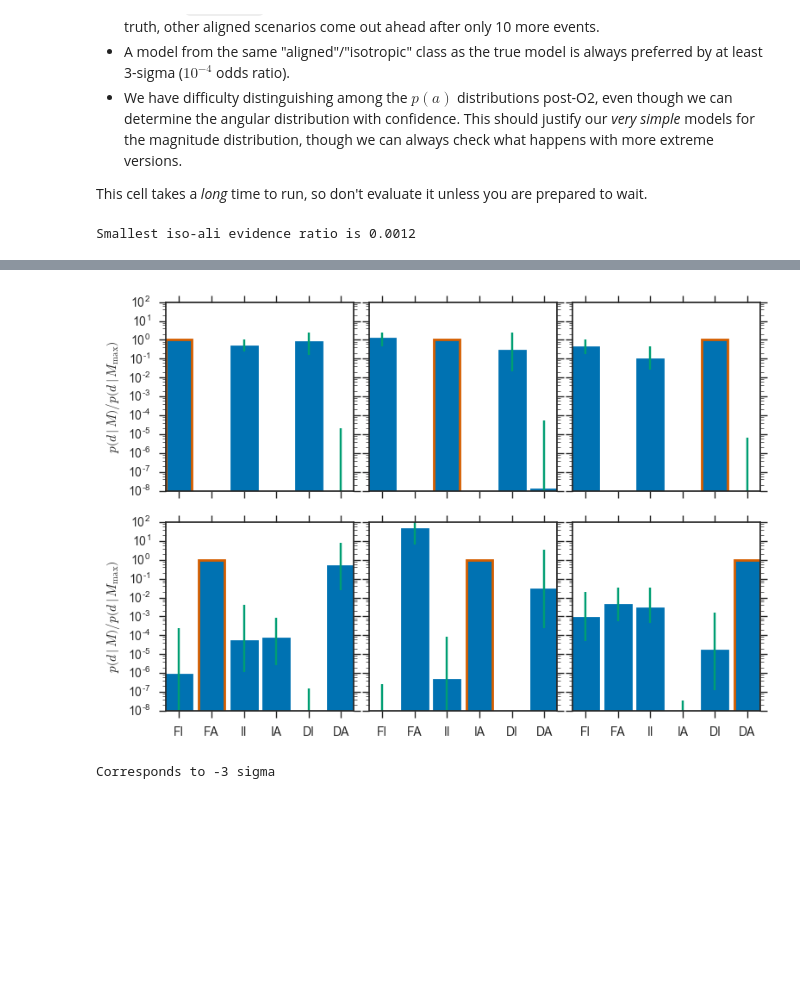
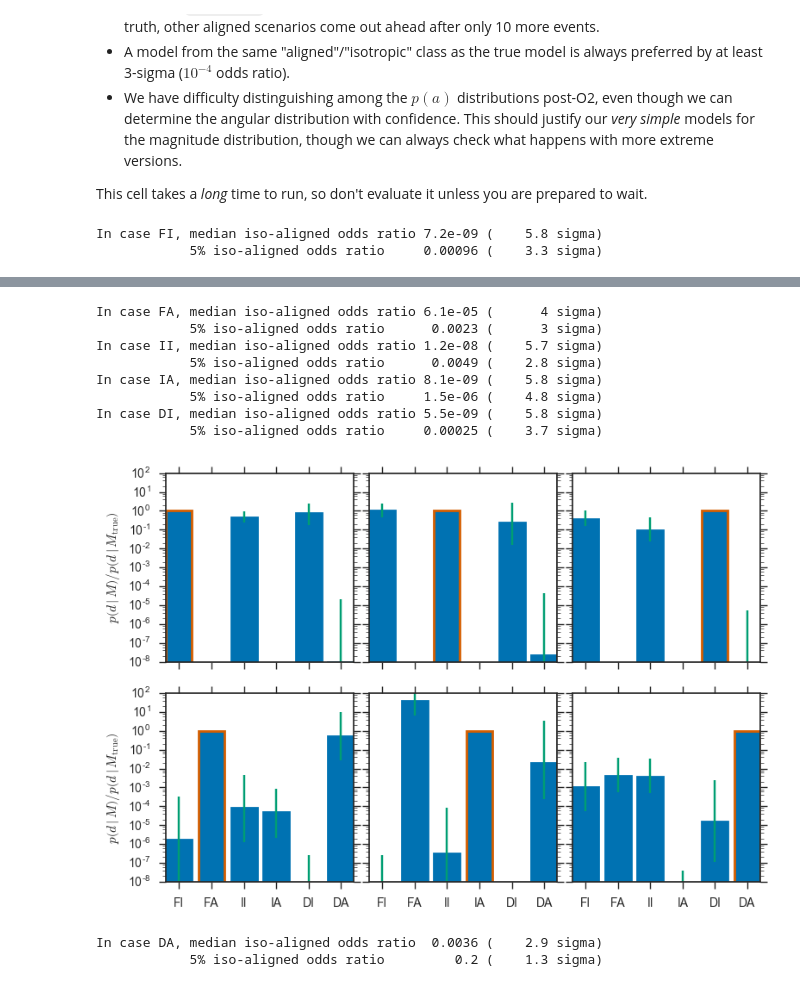
Before and after one commit to farr/AlignedVersusIsoSpin, a Jupyter notebook: notebooks/AlignedVersusIsoPhenom.ipynb, the cells around one changed output, grey strips where cells are left out. Cells and saved outputs as stored; diff of their text form; code cells hidden in the pictures; some formulas as TeX source; blank space fills up the shorter version.

```diff
--- a/notebooks/AlignedVersusIsoPhenom.ipynb
+++ b/notebooks/AlignedVersusIsoPhenom.ipynb
@@ -292,5 +286,5 @@ We want to turn the evidence ratio between the best isotropic and best aligned m
 # %%
 function inv_gaussian_cdf(x)
-    -sqrt(2)*erfcinv(2.0*x)
+    sqrt(2)*erfcinv(2.0*x)
 end
 # %% [output]
@@ -364,11 +359,11 @@ function model_loglikes(samples, p_prior)
 end
 fig, axs = subplots(2,3,sharex=true,sharey=true)
 subplots_adjust(hspace=0, wspace=0.1)
-worst_distinguishing_log_like = -Inf
+nmc = 1000
 for i in eachindex(draw_functions)
     ax = axs[i]
     lls = []
-    for j in 1:1000
+    for j in 1:nmc
         mockO2 = vcat(mocksamples, mockcatalog(10, draw_functions[i]))
         ll = model_loglikes(mockO2, p_iso_flat)
         ll = ll .- ll[i]
@@ -378,13 +373,19 @@ for i in eachindex(draw_functions)
     med_ls = [quantile(vec(lls[i,:]), 0.5) for i in 1:6]
     low_ls = [quantile(vec(lls[i,:]), 0.16) for i in 1:6]
     high_ls = [quantile(vec(lls[i,:]), 0.84) for i in 1:6]
-    dll = max(lls[1], lls[3], lls[5]) - max(lls[2], lls[4], lls[6])
-    if dll > 0
-        dll *= -1.0
+
+    log_er_iso_ali = Float64[]
+    for j in 1:nmc
+        push!(log_er_iso_ali, max(lls[1,j], lls[3,j], lls[5,j]) - max(lls[2,j], lls[4,j], lls[6,j]))
     end
-    if dll > worst_distinguishing_log_like
-        worst_distinguishing_log_like = dll
-    end
+
+    med_er = exp(-median(abs(log_er_iso_ali))) # abs(...) because we want to measure the 50% most-extreme in either direction
+    med_sigma = inv_gaussian_cdf(med_er/2.0)
+    p5_least_extreme_er = exp(-quantile(abs(log_er_iso_ali), 0.05))
+    p5_least_extreme_sigma = inv_gaussian_cdf(p5_least_extreme_er/2.0)
+    println(@sprintf("In case %s, median iso-aligned odds ratio %7.02g (%7.02g sigma)", model_names[i], med_er, med_sigma))
+    println(@sprintf("            5%% iso-aligned odds ratio     %7.02g (%7.02g sigma)", p5_least_extreme_er, p5_least_extreme_sigma))
+
     yerr_high = exp(high_ls) - exp(med_ls)
     yerr_low = exp(med_ls) - exp(low_ls)
     yerr = vcat(yerr_low', yerr_high')
@@ -394,13 +395,11 @@ for i in eachindex(draw_functions)
     ax[:set_yscale]("log")
     ax[:set_ylim]((1e-8,100))
     if (i==1) || (i==2)
-        ax[:set_ylabel](L"$p\left( d \mid M \right) / p\left( d \mid M_\mathrm{max} \right)$")
+        ax[:set_ylabel](L"$p\left( d \mid M \right) / p\left( d \mid M_\mathrm{true} \right)$")
     end
 end
 tight_layout()
 savefig("../plots/six-way-O2-model-selection.pdf")
-
-println(@sprintf("Smallest iso-ali evidence ratio is %.2g", exp(worst_distinguishing_log_like)))
-println(@sprintf("Corresponds to %.2g sigma", inv_gaussian_cdf(exp(worst_distinguishing_log_like))))
 # %% [output]
-Smallest iso-ali evidence ratio is 0.0012
+In case FI, median iso-aligned odds ratio 7.2e-09 (    5.8 sigma)
+            5% iso-aligned odds ratio     0.00096 (    3.3 sigma)
@@ -409,2 +408,11 @@ WARNING: Method definition model_loglikes(Any, Any) in module Main at In[74]:44
+In case FA, median iso-aligned odds ratio 6.1e-05 (      4 sigma)
+            5% iso-aligned odds ratio      0.0023 (      3 sigma)
+In case II, median iso-aligned odds ratio 1.2e-08 (    5.7 sigma)
+            5% iso-aligned odds ratio      0.0049 (    2.8 sigma)
+In case IA, median iso-aligned odds ratio 8.1e-09 (    5.8 sigma)
+            5% iso-aligned odds ratio     1.5e-06 (    4.8 sigma)
+In case DI, median iso-aligned odds ratio 5.5e-09 (    5.8 sigma)
+            5% iso-aligned odds ratio     0.00025 (    3.7 sigma)
-[figure, old version]
+[figure, new version]
-Corresponds to -3 sigma
+In case DA, median iso-aligned odds ratio  0.0036 (    2.9 sigma)
+            5% iso-aligned odds ratio         0.2 (    1.3 sigma)
```
Also changed, not shown: parts of 7 cells of this notebook, 4 other files.
